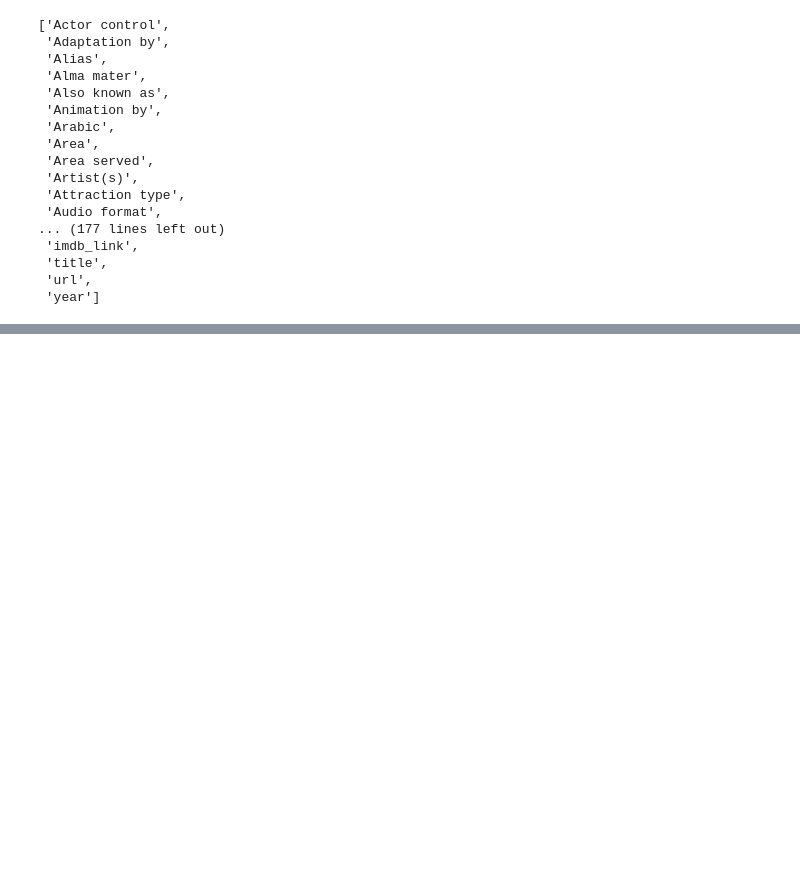
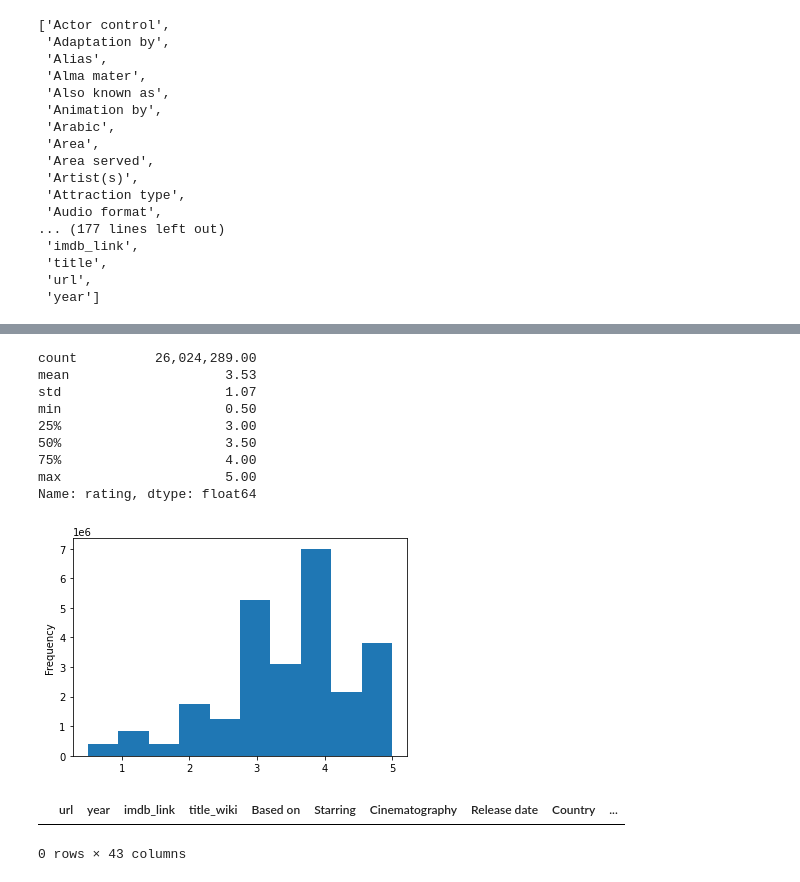
Before and after one commit to afanng24/Movies-ETL, a Jupyter notebook: Movies.ipynb, the cells around one changed output, grey strips where cells are left out. Saved outputs shown, nothing was run; the diff lists cells and outputs as text; code cells hidden in the pictures; blank space fills up the shorter version.

```diff
--- a/Movies.ipynb
+++ b/Movies.ipynb
@@ -254,0 +716,17 @@ sorted(wiki_movies_df.columns.tolist())
+# %%
+ratings['timestamp'] = pd.to_datetime(ratings['timestamp'], unit='s')
+# %%
+pd.options.display.float_format = '{:20,.2f}'.format
+ratings['rating'].plot(kind='hist')
+ratings['rating'].describe()
+# %% [output]
+count          26,024,289.00
+mean                    3.53
+std                     1.07
+min                     0.50
+25%                     3.00
+50%                     3.50
+75%                     4.00
+max                     5.00
+Name: rating, dtype: float64
+[figure, added]
@@ -254,0 +746,6 @@ sorted(wiki_movies_df.columns.tolist())
+# %%
+# Show any rows where title_kaggle is empty
+movies_df[(movies_df['title_kaggle'] == '') | (movies_df['title_kaggle'].isnull())]
+# %% [output]
+|  | url | year | imdb_link | title_wiki | Based on | Starring | Cinematography | Release date | Country | ... |
+0 rows × 43 columns
```
Also changed, not shown: parts of 83 cells of this notebook.
